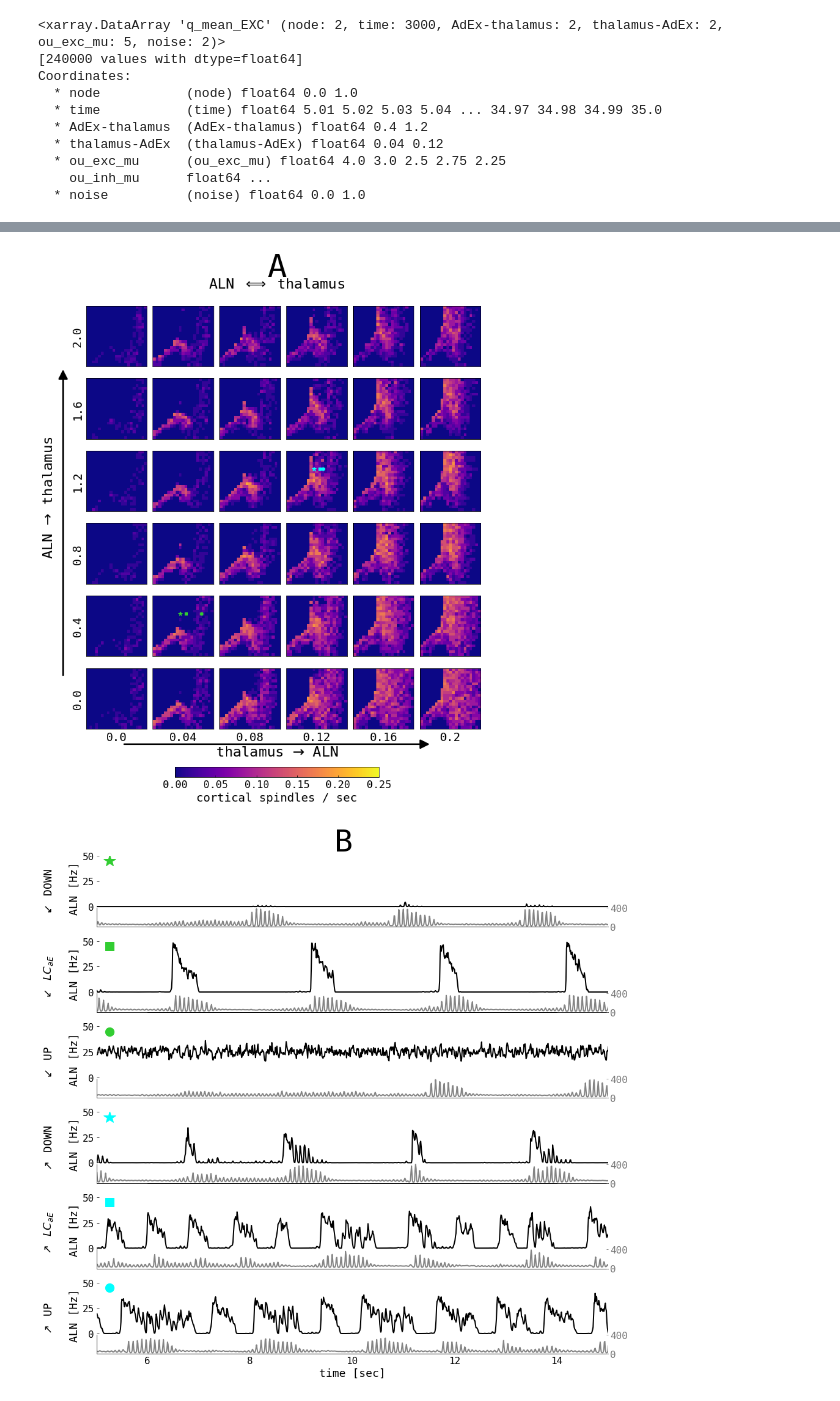
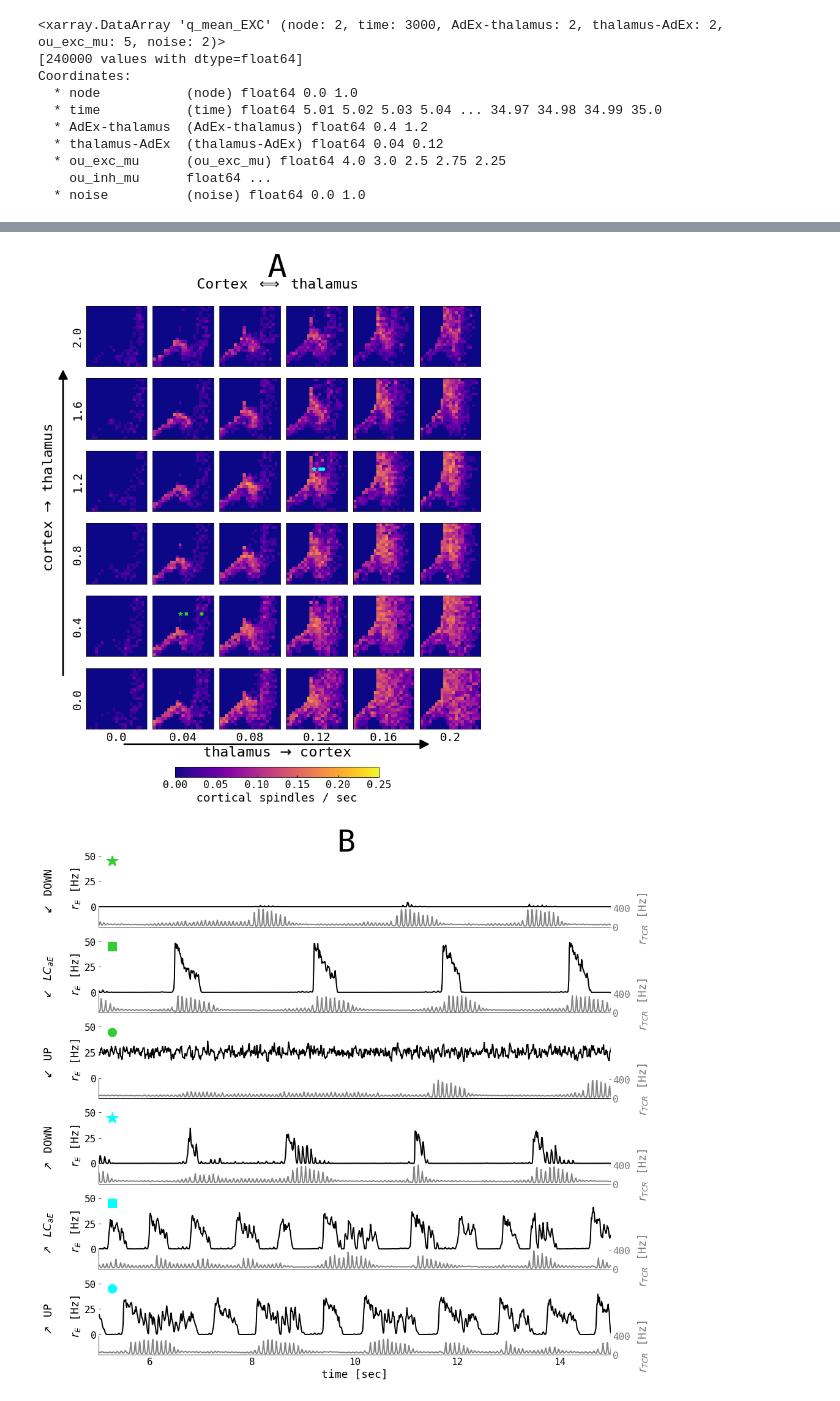
Before and after one commit to jajcayn/thalamocortical_model_study, a Jupyter notebook: fig9 - aln_loop_spindles.ipynb, the cells around one changed output, grey strips where cells are left out. Saved outputs shown, nothing was run; the diff lists cells and outputs as text; code cells hidden in the pictures.

```diff
--- a/fig9 - aln_loop_spindles.ipynb
+++ b/fig9 - aln_loop_spindles.ipynb
@@ -128,9 +128,9 @@ def plot_imshow(
             if thad == array[xdim].min():
                 ax.set_ylabel(f"{adth.values}")
 
-    ydim_txt = r"ALN $\to$ thalamus"
+    ydim_txt = r"cortex $\to$ thalamus"
     fig.text(0.04, 0.55, ydim_txt, va="center", rotation="vertical", size=22)
-    xdim_txt = r"thalamus $\to$ ALN"
+    xdim_txt = r"thalamus $\to$ cortex"
     fig.text(0.5, 0.05, xdim_txt, va="center", ha="center", size=22)
     # bottom arrow
     conn = mpl.patches.ConnectionPatch(
@@ -235,7 +235,7 @@ for noise in [0.0, 1.0]:
         vmin=0.0,
         vmax=spindles.sel({"node": 0.0}).max(),
         cbar_label="cortical spindles / sec",
-        title="ALN $\\Longleftrightarrow$ thalamus",
+        title="Cortex $\\Longleftrightarrow$ thalamus",
         subplot_str="A",
         plot_points=points,
     )
@@ -268,13 +268,15 @@ for noise in [0.0, 1.0]:
         ax.set_ylim([-20, 50])
         ax.set_xlim([5, 15])
         sns.despine(left=True, ax=ax)
-        ax.set_ylabel(f"{p.name} \n \n ALN [Hz]")
+        ax.set_ylabel(f"{p.name} \n \n $r_{{E}}$ [Hz]")
         ax2 = ax.twinx()
         ax2.plot(
             ts_sels.time, ts_sels.sel({"node": 1.0}) * 1000.0, color="C3", alpha=0.9
         )
         ax2.set_ylim([0, 1500.0])
         ax2.set_yticks([0, 400])
+        ax2.set_ylabel("$r_{TCR}$ [Hz]")
+        ax2.yaxis.set_label_coords(1.05, 0.13)
         ax2.spines["right"].set_color("C3")
         ax2.yaxis.label.set_color("C3")
         ax2.tick_params(axis="y", colors="C3")
@@ -301,2 +303,2 @@ for noise in [0.0, 1.0]:
-[figure, old version]
+[figure, new version]
-[figure, old version]
+[figure, new version]
```
Also changed, not shown: parts of 1 cell of this notebook, 8 other files.
